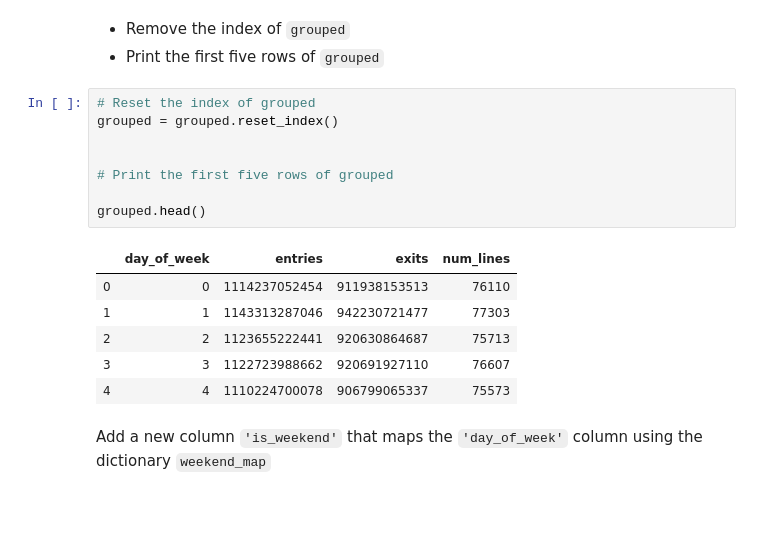
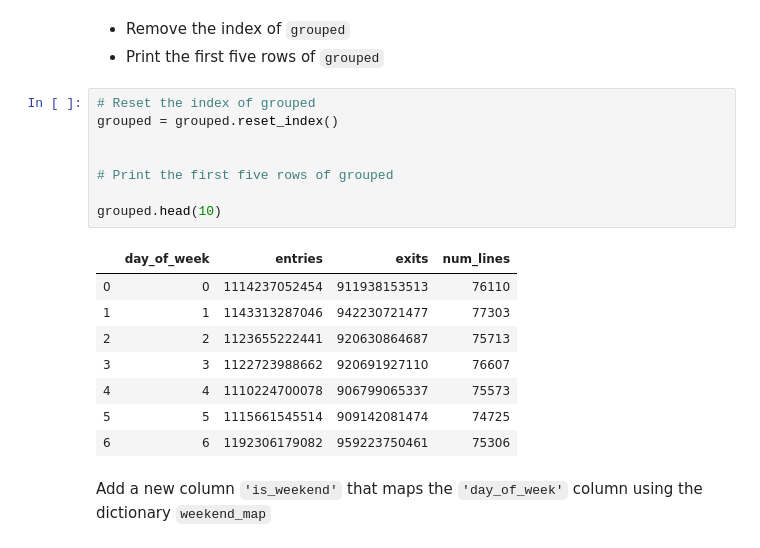
Before and after one commit to AlisonSalerno/dsc-pandas-series-and-dataframes-lab-nyc-ds-033020, a Jupyter notebook: index.ipynb, the cells around one changed output. Saved outputs shown, nothing was run; the diff lists cells and outputs as text; blank space fills up the shorter version.

```diff
--- a/index.ipynb
+++ b/index.ipynb
@@ -161,18 +161,20 @@ plt.show()
 # %%
 # Reset the index of grouped
 grouped = grouped.reset_index()
 
 
 # Print the first five rows of grouped
 
-grouped.head()
+grouped.head(10)
 # %% [output]
 |  | day_of_week | entries | exits | num_lines |
 | 0 | 0 | 1114237052454 | 911938153513 | 76110 |
 | 1 | 1 | 1143313287046 | 942230721477 | 77303 |
 | 2 | 2 | 1123655222441 | 920630864687 | 75713 |
 | 3 | 3 | 1122723988662 | 920691927110 | 76607 |
 | 4 | 4 | 1110224700078 | 906799065337 | 75573 |
+| 5 | 5 | 1115661545514 | 909142081474 | 74725 |
+| 6 | 6 | 1192306179082 | 959223750461 | 75306 |
 # %% [markdown]
 Add a new column `'is_weekend'` that maps the `'day_of_week'` column using the dictionary `weekend_map`
 # %%
```
